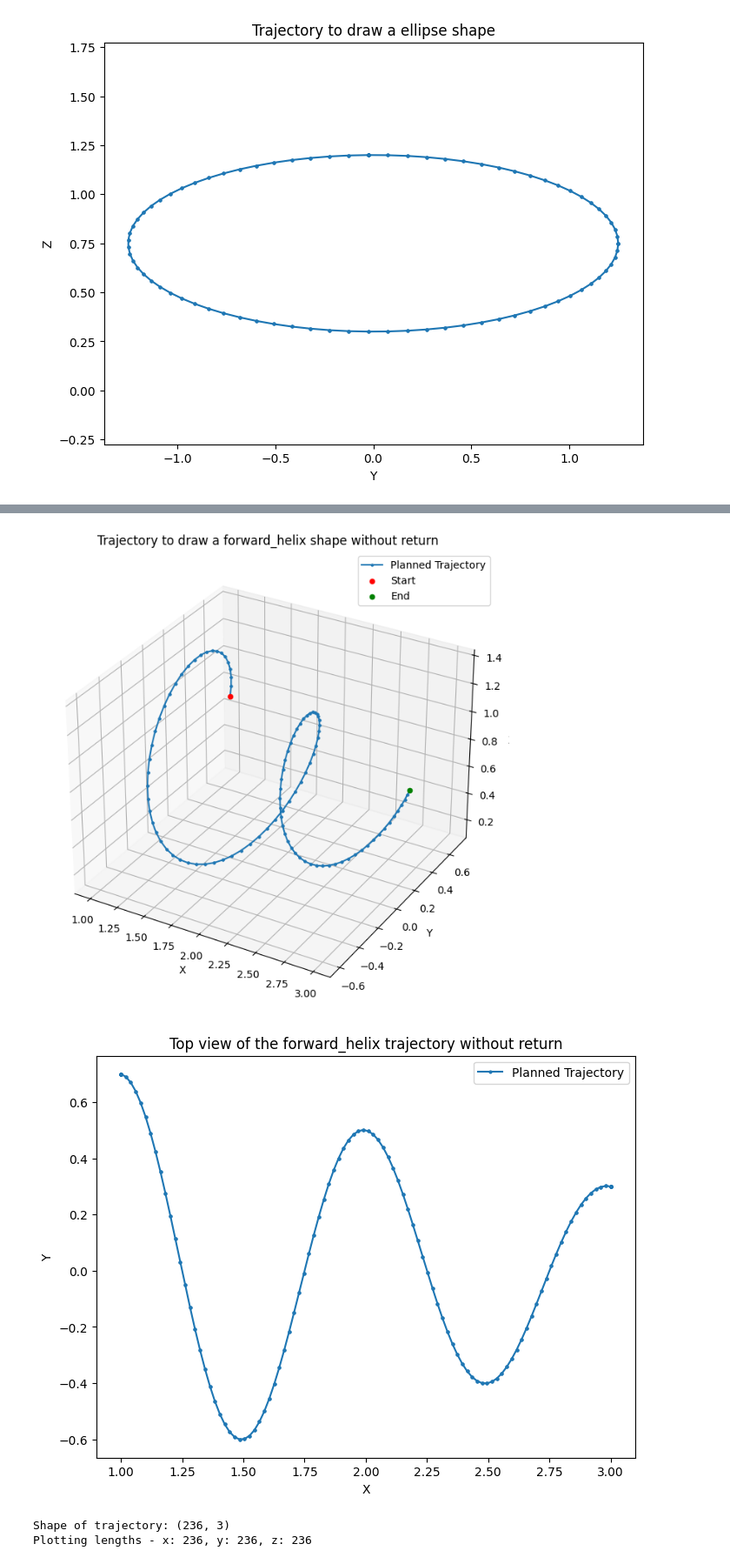
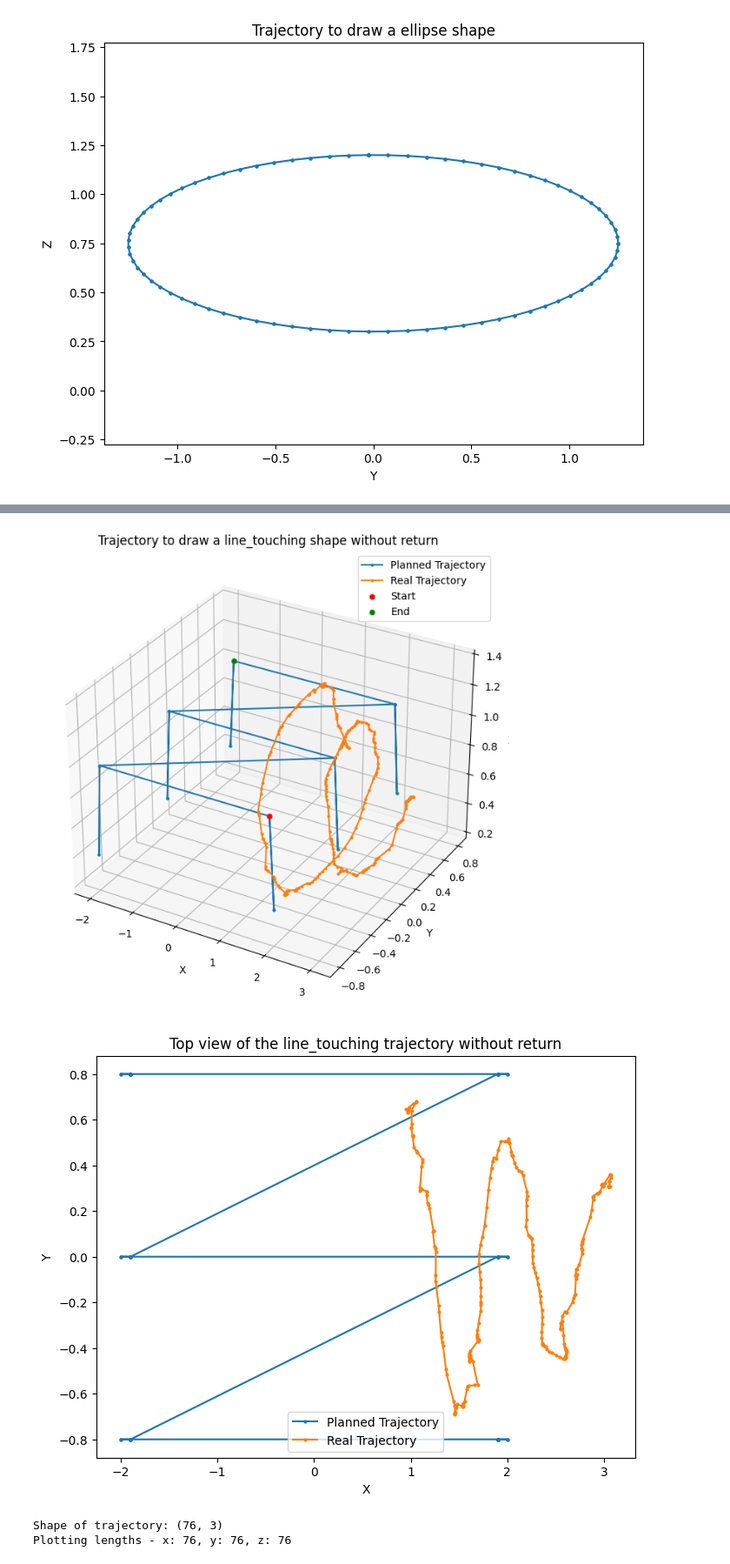
Before and after one commit to benjirer/active-learning-dynamics, a Jupyter notebook: goal_gen.ipynb, the cells around one changed output, grey strips where cells are left out. Shown at 87% size. Saved outputs shown, nothing was run; the diff lists cells and outputs as text; code cells hidden in the pictures.

Commit message:
new shapes and new goal switching mechanism

```diff
--- a/goal_gen.ipynb
+++ b/goal_gen.ipynb
@@ -181,7 +181,7 @@ def generate_line_touching(x_min, x_max, z_min, z_max, num_touches=3):
     """
     Generates the specified trajectory with inclined movements and direct transitions between y positions.
     """
-    y_min, y_max = -0.3, 0.3  # Desired y range for touch points
+    y_min, y_max = -0.8, 0.8  # Desired y range for touch points
     y_positions = np.linspace(y_min, y_max, num_touches)
     delta_x = 0.1  # Adjust this value for the incline
 
@@ -309,12 +309,12 @@ def plot_2d_top_view(x, y, observations=None, reverse_trajectory=False, shape_ty
 
 
 # Parameters
-shape_type = "forward_helix"  # Options: "slalom", "zigzag", "helix", "forward_helix", "line_touching"
-tag = "_v0"  # Tag to differentiate between different versions
+shape_type = "line_touching"  # Options: "slalom", "zigzag", "helix", "forward_helix", "line_touching"
+tag = "_v1"  # Tag to differentiate between different versions
 reverse_trajectory = False
-save_trajectory = False
+save_trajectory = True
 num_points = 100
-x_min, x_max = 1.0, 3.0
+x_min, x_max = -2.0, 2.0
 z_min, z_max = 0.4, 1.0
 repeat_first_point_times = 10
 repeat_last_point_times = 10
@@ -377,7 +377,7 @@ if reverse_trajectory:
 # Load real robot trajectory (adjust the file path accordingly)
 observations = None
 try:
-    file = "/path/to/brax_transitions.pickle"
+    file = "/home/bhoffman/Documents/MT FS24/active-learning-dynamics/shape_experiment_data/shape_tracing_new_data_v24/forward_helix_v0/test_shape_tracing_new_data_v24_bnn-sim-fsvgd_8000_137_forward_helix_v0_megxr1ty_v_v1/brax_transitions.pickle"
     with open(file, "rb") as f:
         data = pickle.load(f)
     observations = np.array([d.observation for d in data])[15:]
@@ -411,4 +410,4 @@ Plotting lengths - x: 236, y: 236, z: 236
-[figure, old version]
+[figure, new version]
-[figure, old version]
+[figure, new version]
-Shape of trajectory: (236, 3)
-Plotting lengths - x: 236, y: 236, z: 236
+Shape of trajectory: (76, 3)
+Plotting lengths - x: 76, y: 76, z: 76
```
Also changed, not shown: parts of 2 cells of this notebook, 4 other files.
